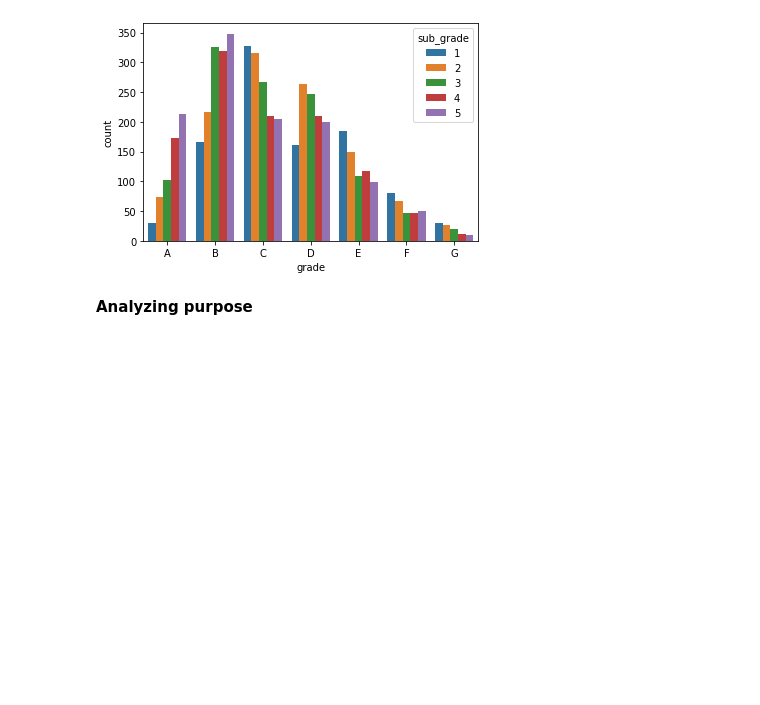
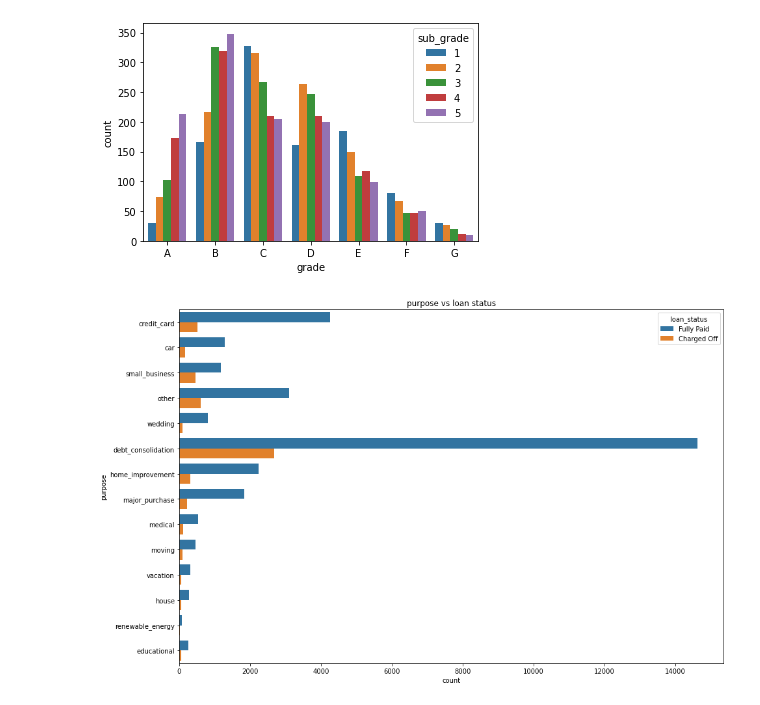
Before and after one commit to Sreedhar103/LendingClubCaseStudy, a Jupyter notebook: Sreedhar_Gunda.ipynb, the cells around one changed output. Saved outputs shown, nothing was run; the diff lists cells and outputs as text; code cells hidden in the pictures; blank space fills up the shorter version.

```diff
--- a/Sreedhar_Gunda.ipynb
+++ b/Sreedhar_Gunda.ipynb
@@ -294,5 +292,11 @@ sns.countplot(x = 'grade', order = ['A', 'B', 'C', 'D', 'E', 'F', 'G'] , hue = '
 plt.show()
 # %% [output]
 [figure]
-# %% [markdown]
-**Analyzing purpose**
+# %%
+# Loan status vs purpose
+plt.figure(figsize=[15,10])
+plt.title("purpose vs loan status")
+sns.countplot(y="purpose",hue="loan_status",data=ds)
+plt.show()
+# %% [output]
+[figure, added]
```
Also changed, not shown: parts of 27 cells of this notebook.
